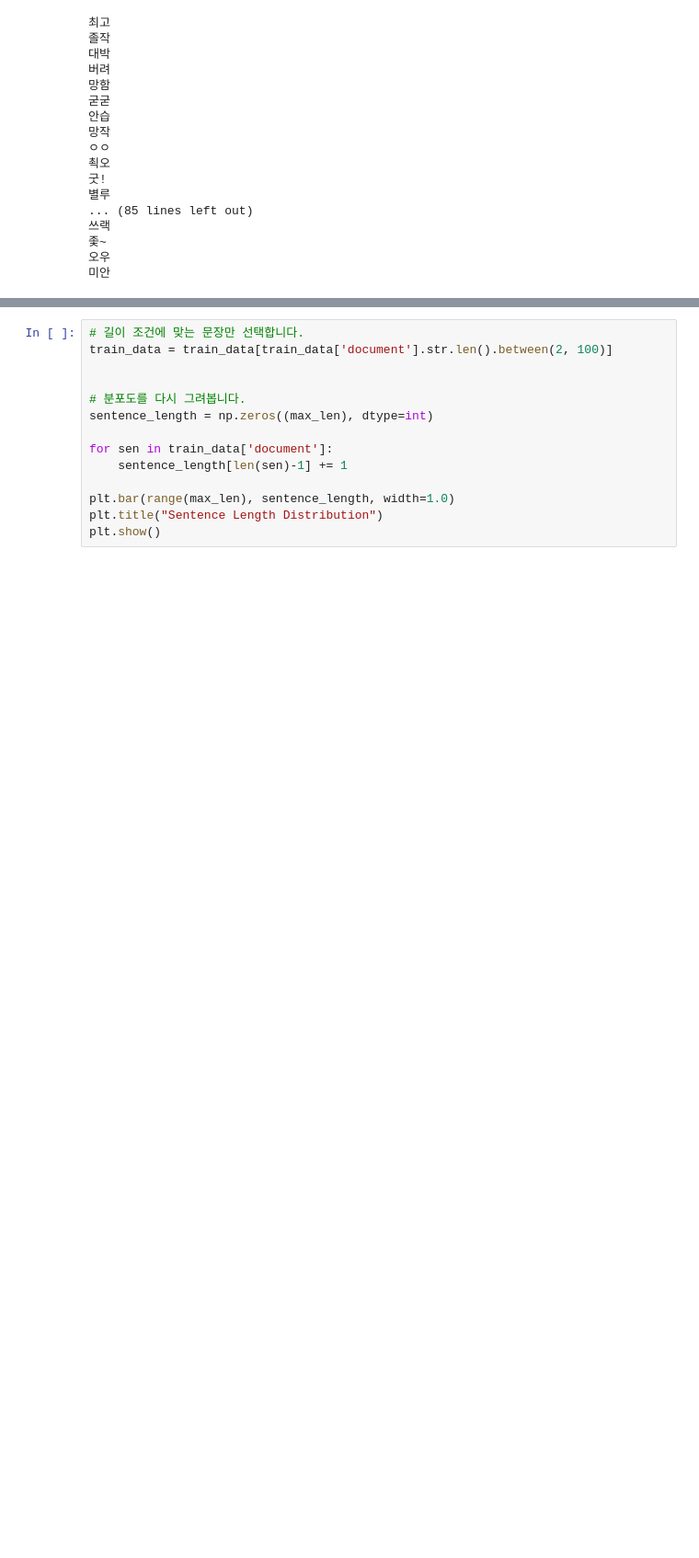
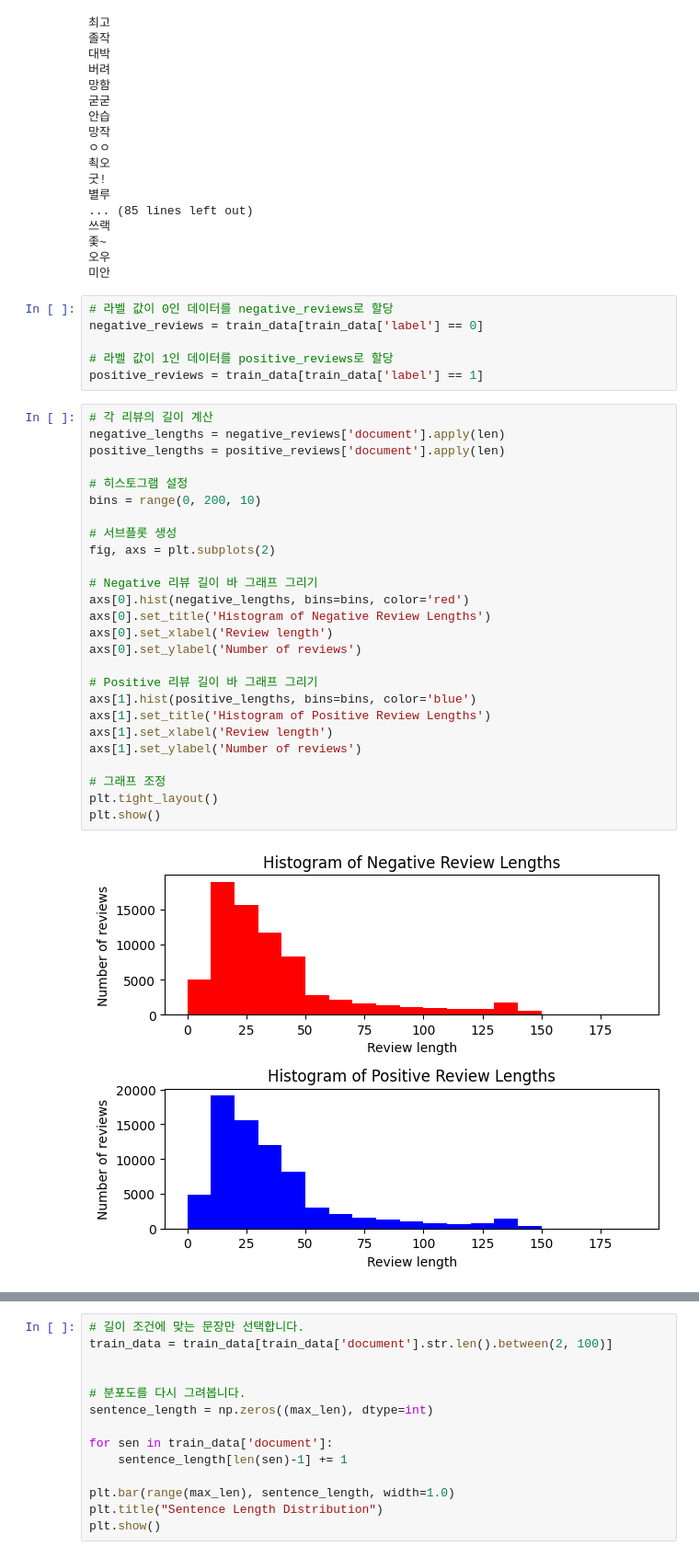
Before and after one commit to crlotwhite-mirror/AiffelOnline4, a Jupyter notebook: GD/Node1/Project1.ipynb, the cells around one changed output, grey strips where cells are left out. Shown at 92% size. Drawn from its saved outputs; the diff is of its cells as text; blank space fills up the shorter version.

```diff
--- a/GD/Node1/Project1.ipynb
+++ b/GD/Node1/Project1.ipynb
@@ -159,6 +159,40 @@ check_sentence_with_length(train_data['document'], 2)
 좇~
 오우
 미안
+# %%
+# 라벨 값이 0인 데이터를 negative_reviews로 할당
+negative_reviews = train_data[train_data['label'] == 0]
+
+# 라벨 값이 1인 데이터를 positive_reviews로 할당
+positive_reviews = train_data[train_data['label'] == 1]
+# %%
+# 각 리뷰의 길이 계산
+negative_lengths = negative_reviews['document'].apply(len)
+positive_lengths = positive_reviews['document'].apply(len)
+
+# 히스토그램 설정
+bins = range(0, 200, 10)
+
+# 서브플롯 생성
+fig, axs = plt.subplots(2)
+
+# Negative 리뷰 길이 바 그래프 그리기
+axs[0].hist(negative_lengths, bins=bins, color='red')
+axs[0].set_title('Histogram of Negative Review Lengths')
+axs[0].set_xlabel('Review length')
+axs[0].set_ylabel('Number of reviews')
+
+# Positive 리뷰 길이 바 그래프 그리기
+axs[1].hist(positive_lengths, bins=bins, color='blue')
+axs[1].set_title('Histogram of Positive Review Lengths')
+axs[1].set_xlabel('Review length')
+axs[1].set_ylabel('Number of reviews')
+
+# 그래프 조정
+plt.tight_layout()
+plt.show()
+# %% [output]
+[figure, added]
 # %% [markdown]
 길이가 2인 단어는 '최고'와 같은 유의미한 단어도 있다.
 또한 페딩으로 길이를 100만 사용할 예정이기 때문에 그 이상이 되는 데이터를 제거한다.
```
Also changed, not shown: parts of 12 cells of this notebook.
